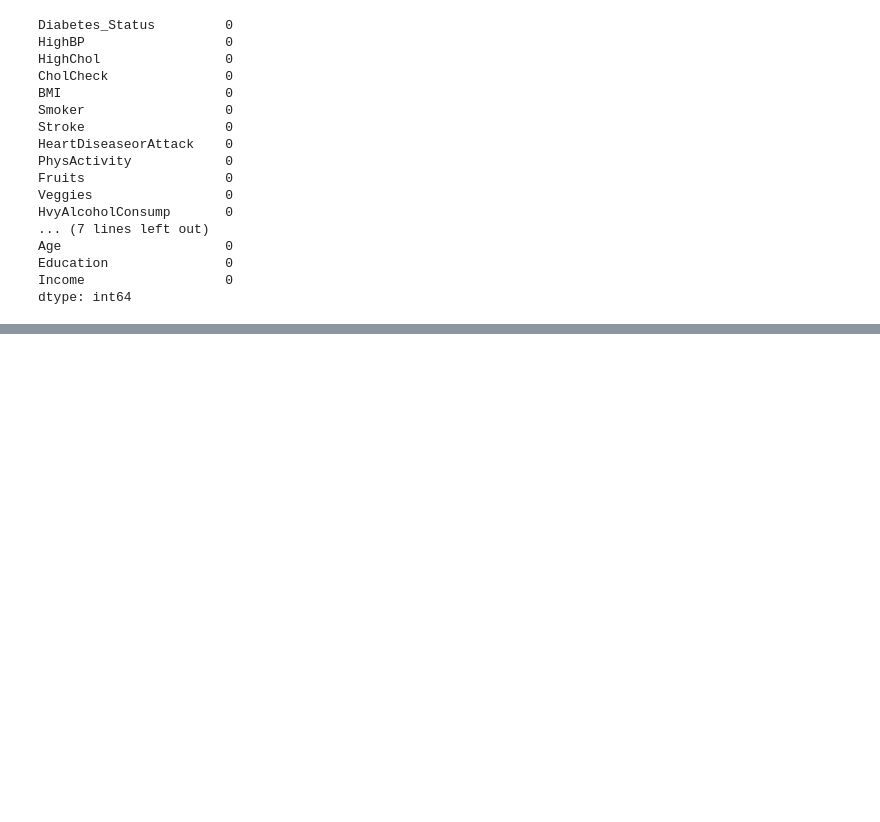
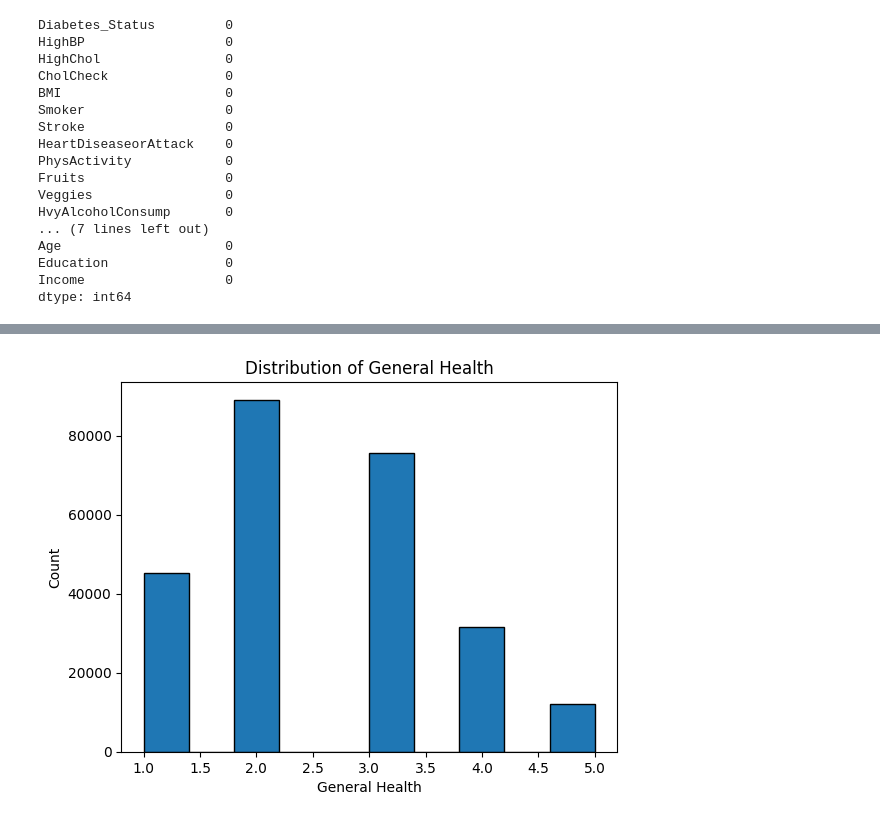
Before and after one commit to GraceOluwafemi/Msc-Project, a Jupyter notebook: project.ipynb, the cells around one changed output, grey strips where cells are left out. Saved outputs shown, nothing was run; the diff lists cells and outputs as text; code cells hidden in the pictures; blank space fills up the shorter version.

```diff
--- a/project.ipynb
+++ b/project.ipynb
@@ -120,0 +145,13 @@ print (data.head())
+# %%
+# Generate the histogram
+plt.hist(data['GenHlth'], bins=10, edgecolor='black')
+
+# Set plot labels and title
+plt.xlabel('General Health')
+plt.ylabel('Count')
+plt.title('Distribution of General Health')
+
+# Show the histogram
+plt.show()
+# %% [output]
+[figure, added]
```
Also changed, not shown: parts of 17 cells of this notebook.
